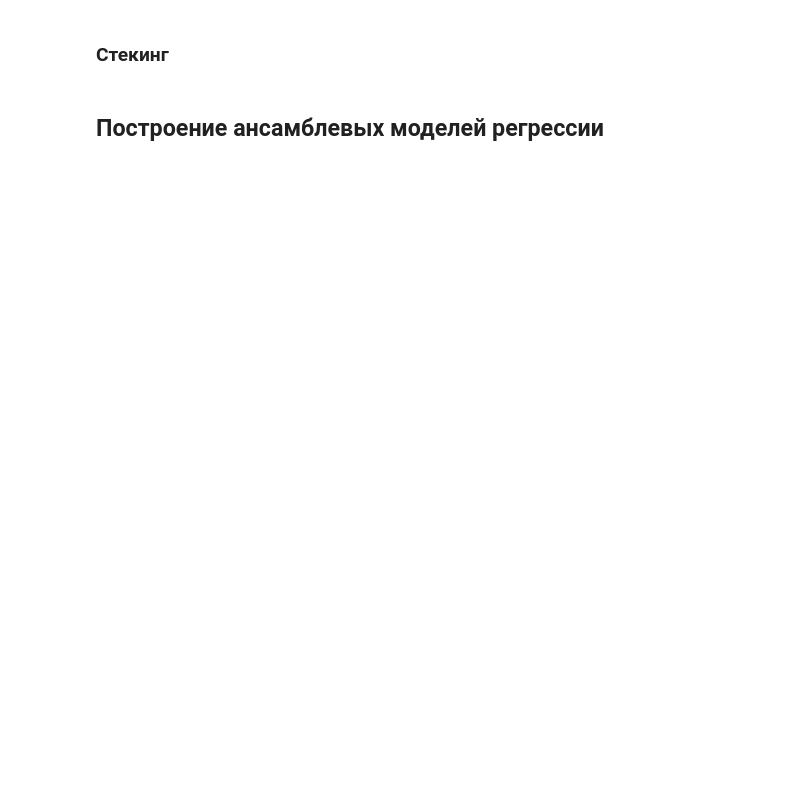
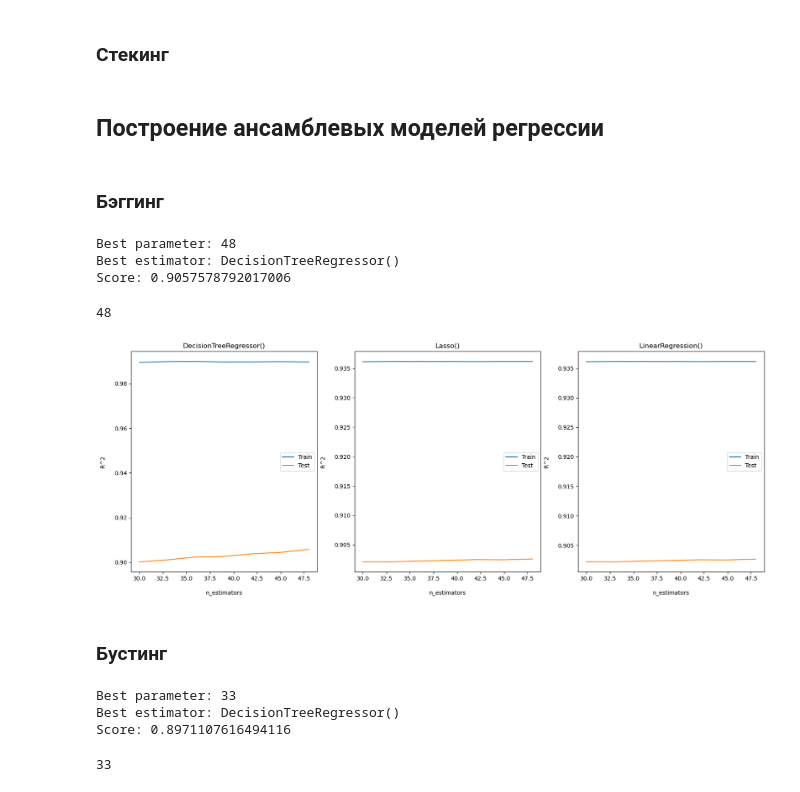
Before and after one commit to fongradnastya/data_analysis5, a Jupyter notebook: notebooks/work5.ipynb, the cells around one changed output. Drawn from its saved outputs; the diff is of its cells as text; code cells hidden in the pictures; blank space fills up the shorter version.

```diff
--- a/notebooks/work5.ipynb
+++ b/notebooks/work5.ipynb
@@ -277,2 +293,30 @@ build_graph(parameters["n_estimators"], train_acc, test_acc, estimators)
 # %% [markdown]
 ## Построение ансамблевых моделей регрессии
+# %% [markdown]
+### Бэггинг
+# %%
+train_acc = {}
+test_acc = {}
+estimators = [DecisionTreeRegressor(), Lasso(), LinearRegression()]
+test_bagging_model(estimators, parameters, x_train_r, y_train_r, x_test_r, y_test_r, is_regr=True)
+# %% [output]
+Best parameter: 48
+Best estimator: DecisionTreeRegressor()
+Score: 0.9057578792017006
+48
+# %%
+build_graph(parameters["n_estimators"], train_acc, test_acc, estimators, is_regression=True)
+# %% [output]
+[figure, added]
+# %% [markdown]
+### Бустинг
+# %%
+train_acc = {}
+test_acc = {}
+cross_val_acc = {}
+test_bagging_model(estimators, parameters, x_train_r, y_train_r, x_test_r, y_test_r, is_regr=True, is_bagg=False)
+# %% [output]
+Best parameter: 33
+Best estimator: DecisionTreeRegressor()
+Score: 0.8971107616494116
+33
```
Also changed, not shown: parts of 10 cells of this notebook.
